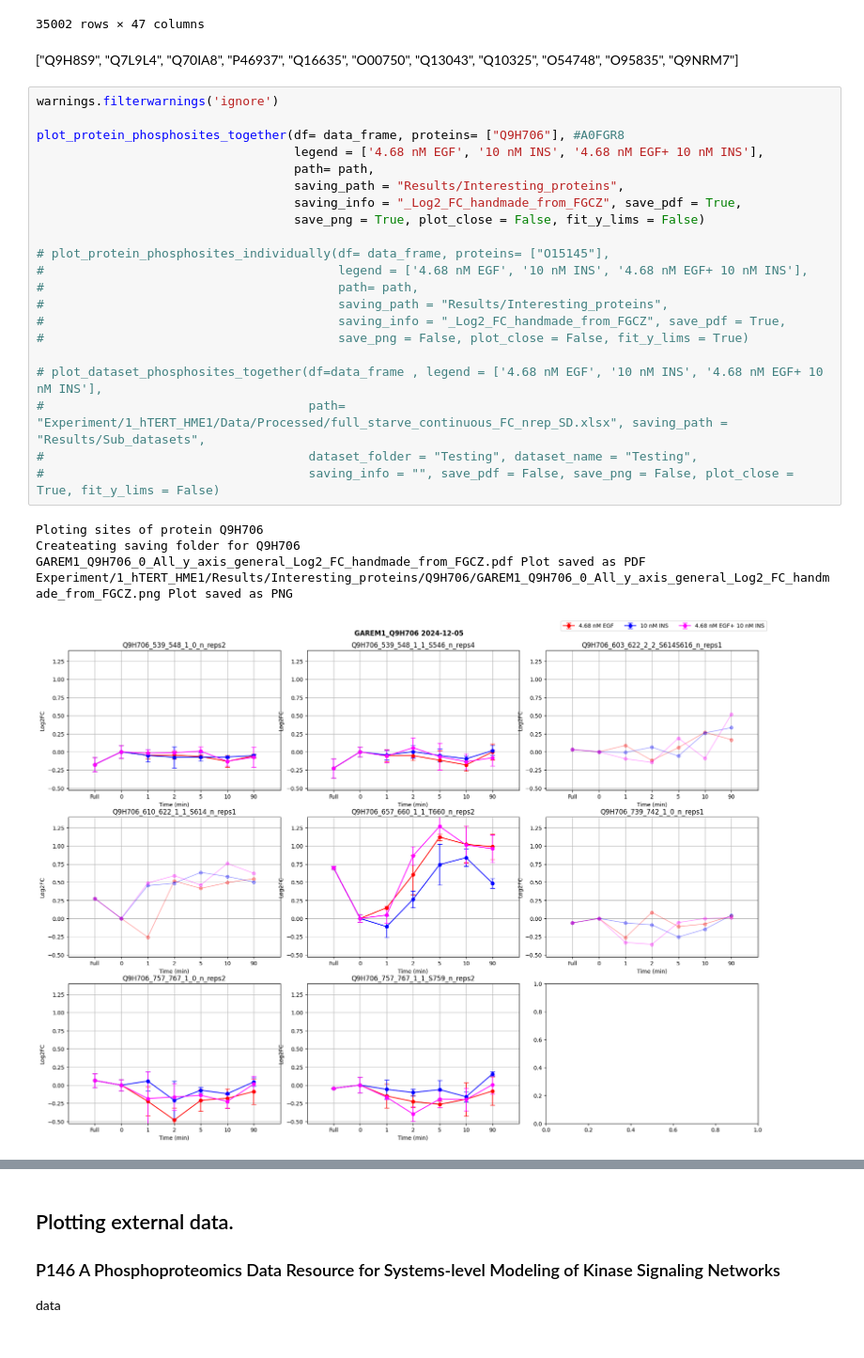
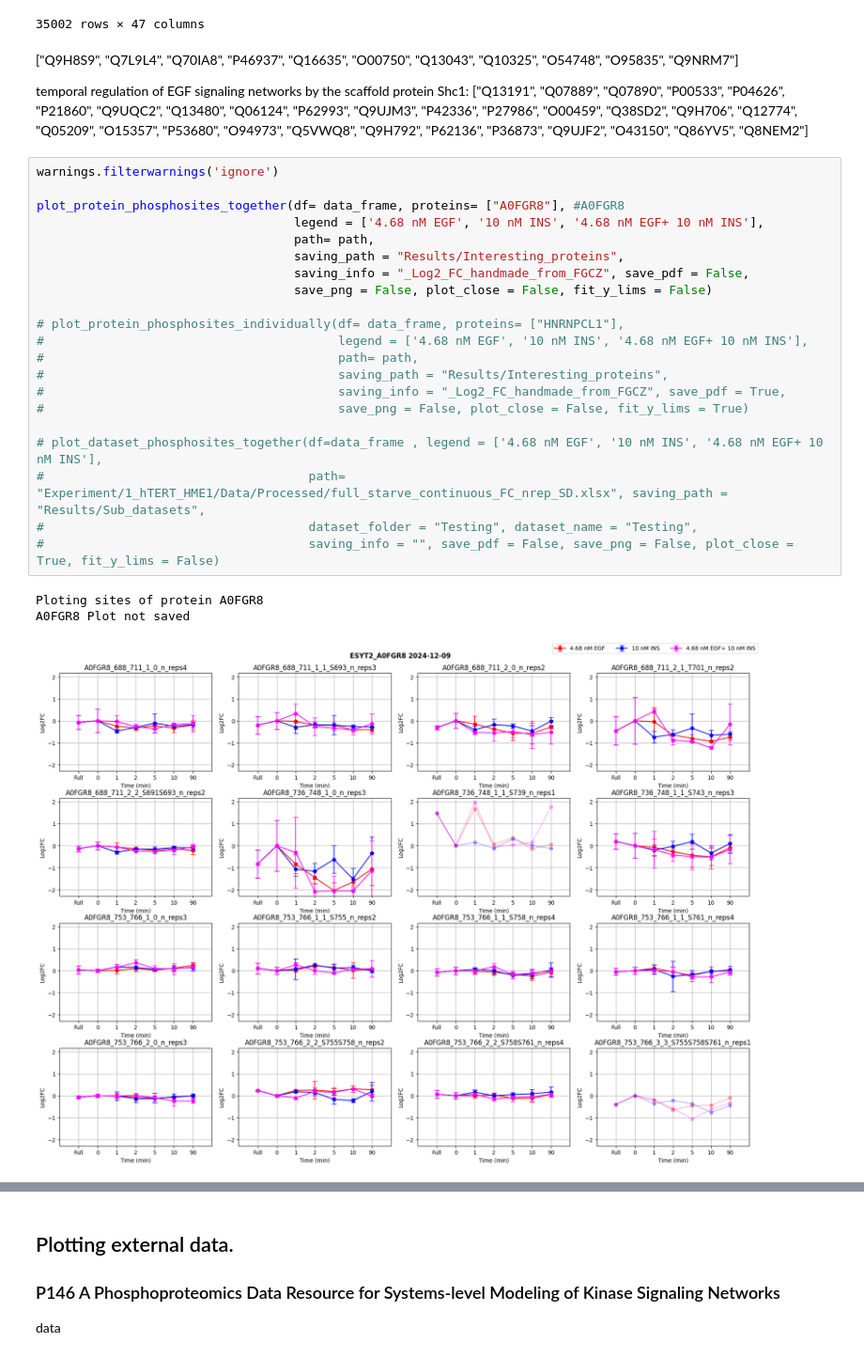
Before and after one commit to IgnacioNavas/TMT_Data_analysis, a Jupyter notebook: Plotting_data.ipynb, the cells around one changed output, grey strips where cells are left out. Shown at 94% size. Cells and saved outputs as stored; diff of their text form.

```diff
--- a/Plotting_data.ipynb
+++ b/Plotting_data.ipynb
@@ -407,30 +407,30 @@ data_frame
 35002 rows × 47 columns
 # %% [markdown]
 ["Q9H8S9", "Q7L9L4", "Q70IA8", "P46937", "Q16635", "O00750", "Q13043", "Q10325", "O54748", "O95835", "Q9NRM7"]
+
+temporal regulation of EGF signaling networks by the scaffold protein Shc1: ["Q13191", "Q07889", "Q07890", "P00533", "P04626", "P21860", "Q9UQC2", "Q13480", "Q06124", "P62993", "Q9UJM3", "P42336", "P27986", "O00459", "Q38SD2", "Q9H706", "Q12774", "Q05209", "O15357", "P53680", "O94973",  "Q5VWQ8", "Q9H792", "P62136", "P36873", "Q9UJF2", "O43150", "Q86YV5", "Q8NEM2"]
 # %%
 warnings.filterwarnings('ignore')
 
-plot_protein_phosphosites_together(df= data_frame, proteins= ["Q9H706"], #A0FGR8
+plot_protein_phosphosites_together(df= data_frame, proteins= ["A0FGR8"], #A0FGR8
                                    legend = ['4.68 nM EGF', '10 nM INS', '4.68 nM EGF+ 10 nM INS'],
                                    path= path,
                                    saving_path = "Results/Interesting_proteins",
-                                   saving_info = "_Log2_FC_handmade_from_FGCZ", save_pdf = True,
-                                   save_png = True, plot_close = False, fit_y_lims = False)
+                                   saving_info = "_Log2_FC_handmade_from_FGCZ", save_pdf = False,
+                                   save_png = False, plot_close = False, fit_y_lims = False)
 
-# plot_protein_phosphosites_individually(df= data_frame, proteins= ["O15145"],
+# plot_protein_phosphosites_individually(df= data_frame, proteins= ["HNRNPCL1"],
 #                                        legend = ['4.68 nM EGF', '10 nM INS', '4.68 nM EGF+ 10 nM INS'],
 #                                        path= path,
 #                                        saving_path = "Results/Interesting_proteins",
 #                                        saving_info = "_Log2_FC_handmade_from_FGCZ", save_pdf = True,
 #                                        save_png = False, plot_close = False, fit_y_lims = True)
 
 # plot_dataset_phosphosites_together(df=data_frame , legend = ['4.68 nM EGF', '10 nM INS', '4.68 nM EGF+ 10 nM INS'],
 #                                    path= "Experiment/1_hTERT_HME1/Data/Processed/full_starve_continuous_FC_nrep_SD.xlsx", saving_path = "Results/Sub_datasets",
 #                                    dataset_folder = "Testing", dataset_name = "Testing",
 #                                    saving_info = "", save_pdf = False, save_png = False, plot_close = True, fit_y_lims = False)
 # %% [output]
-Ploting sites of protein Q9H706
-Createating saving folder for Q9H706
-GAREM1_Q9H706_0_All_y_axis_general_Log2_FC_handmade_from_FGCZ.pdf Plot saved as PDF
-Experiment/1_hTERT_HME1/Results/Interesting_proteins/Q9H706/GAREM1_Q9H706_0_All_y_axis_general_Log2_FC_handmade_from_FGCZ.png Plot saved as PNG
+Ploting sites of protein A0FGR8
+A0FGR8 Plot not saved
-[figure, old version]
+[figure, new version]
```
Also changed, not shown: parts of 3 cells of this notebook, 1 other file.
